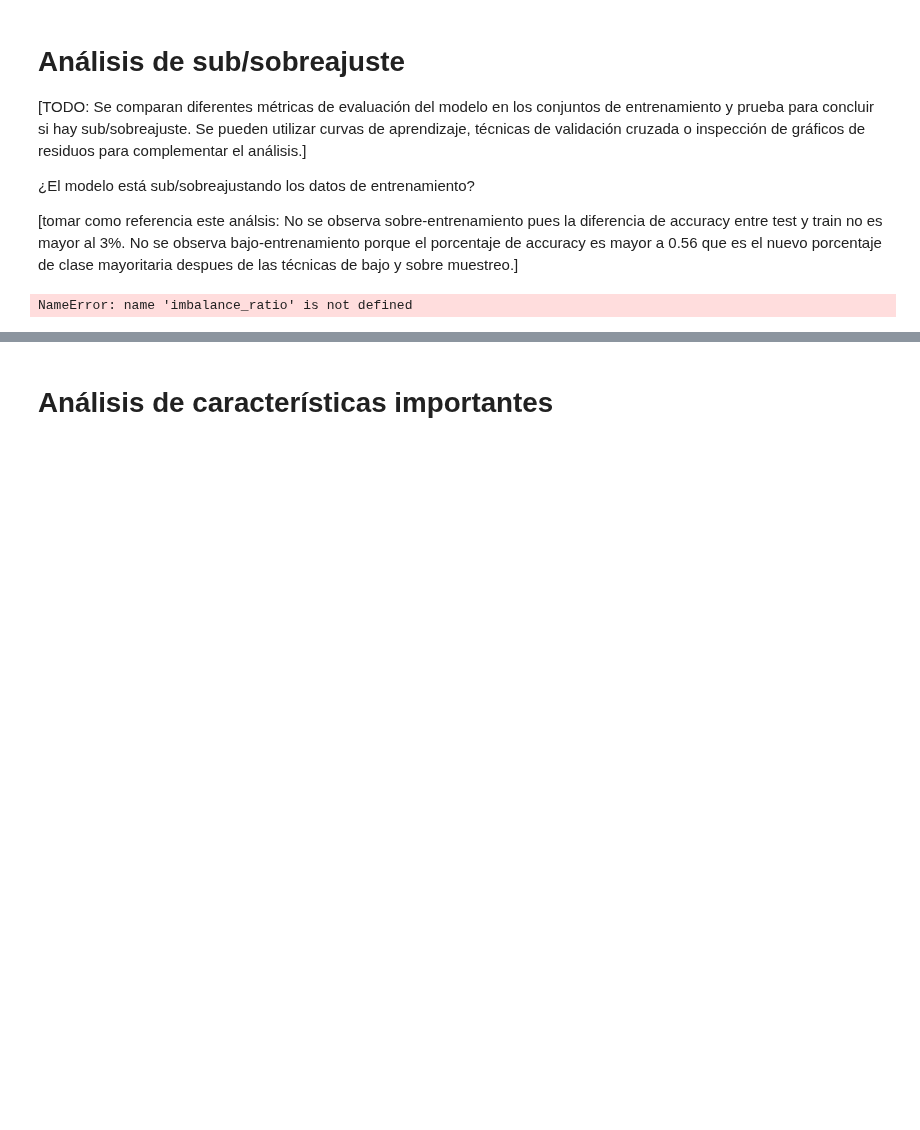
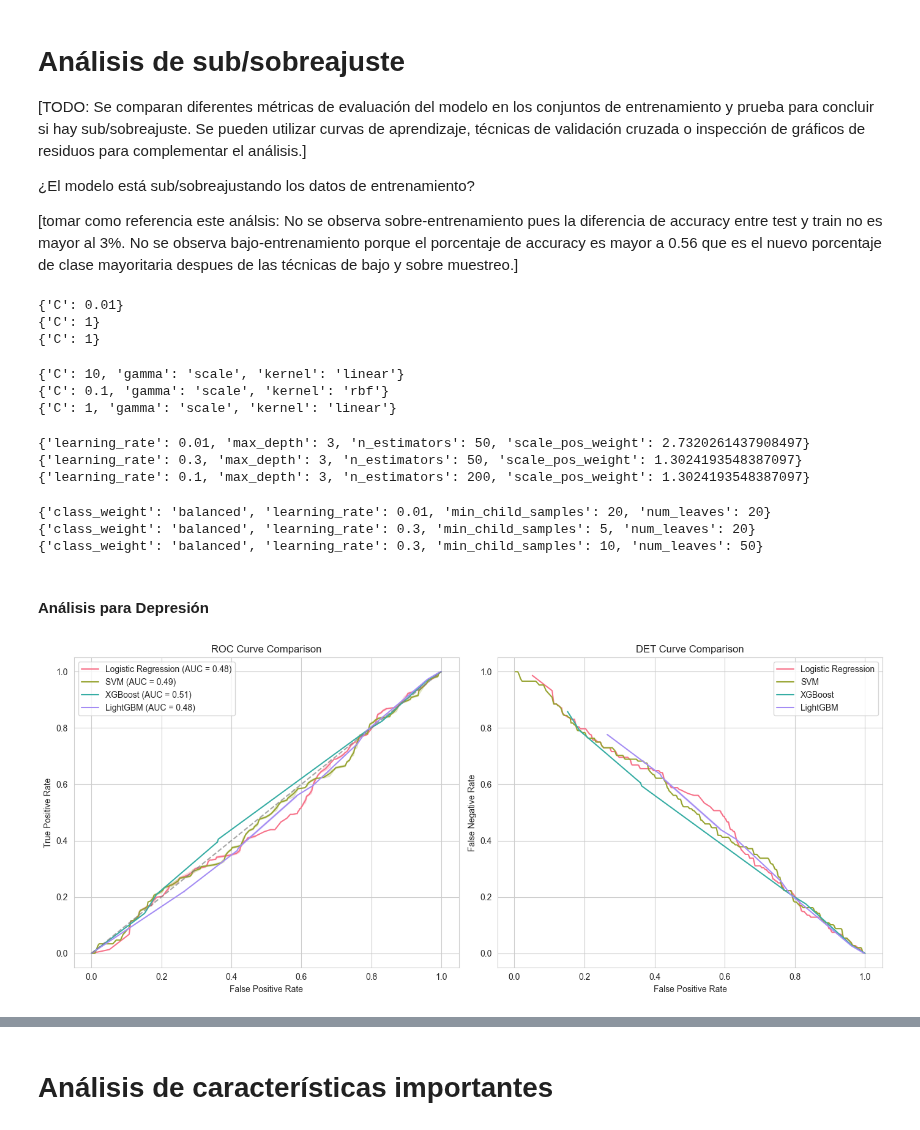
Before and after one commit to PosgradoMNA/Proyecto_Integrador_Equipo_11, a Jupyter notebook: notebooks/BaselineModel.ipynb, the cells around one changed output, grey strips where cells are left out. Drawn from its saved outputs; the diff is of its cells as text; code cells hidden in the pictures; blank space fills up the shorter version.

```diff
--- a/notebooks/BaselineModel.ipynb
+++ b/notebooks/BaselineModel.ipynb
@@ -332,17 +341,9 @@ best_svm_model = grid_search.best_estimator_
 y_pred_svm = best_svm_model.predict(all_features_val)
 y_prob_svm = best_svm_model.predict_proba(all_features_val)[:, 1]  # Probabilities for ROC/PR
 
-# Classification report
-print("SVM Depression Classification Report:")
-print(classification_report(y_val['depression'], y_pred_svm))
-
-# ROC-AUC
-roc_auc = roc_auc_score(y_val['depression'], y_prob_svm)
-print("SVM Depression ROC AUC:", roc_auc)
-
-precision, recall, _ = precision_recall_curve(y_val['depression'], y_prob_svm)
-pr_auc = auc(recall, precision)
-print("SVM Depression Precision-Recall AUC:", pr_auc)
+print_classification_report(y_val['depression'], y_pred_svm, y_prob_svm)
+svm_depression_best_hyperparameters = grid_search.best_params_
+print("Best hyperparameters:", svm_depression_best_hyperparameters)
 # %% [output]
 Fitting 3 folds for each of 12 candidates, totalling 36 fits
 SVM Depression Classification Report:
@@ -536,9 +531,8 @@ best_xgb = grid_search.best_estimator_
 y_pred_xgb_tuned = best_xgb.predict(all_features_val)
 y_prob_xgb_tuned = best_xgb.predict_proba(all_features_val)[:, 1]
 
-print("Tuned XGBoost Depression Classification Report:")
-print(classification_report(y_val['depression'], y_pred_xgb_tuned))
-print("Tuned XGBoost Depression ROC AUC:", roc_auc_score(y_val['depression'], y_prob_xgb_tuned))
-print("Best Hyperparameters:", grid_search.best_params_)
+print_classification_report(y_val['depression'], y_pred_xgb_tuned, y_prob_xgb_tuned, label="XGBoost Depression")
+xgboost_depression_best_hyperparameters = grid_search.best_params_
+print("Best Hyperparameters:", xgboost_depression_best_hyperparameters)
 # %% [output]
 Fitting 3 folds for each of 27 candidates, totalling 81 fits
@@ -678,9 +673,8 @@ best_lgbm = grid_search.best_estimator_
 y_pred_lgbm_tuned = best_lgbm.predict(all_features_val)
 y_prob_lgbm_tuned = best_lgbm.predict_proba(all_features_val)[:, 1]
 
-print("Tuned LightGBM Depression Classification Report:")
-print(classification_report(y_val['depression'], y_pred_lgbm_tuned))
-print("Tuned LightGBM Depression ROC AUC:", roc_auc_score(y_val['depression'], y_prob_lgbm_tuned))
-print("Best Hyperparameters:", grid_search.best_params_)
+print_classification_report(y_val['depression'], y_pred_xgb_tuned, y_prob_xgb_tuned, label="XGBoost Depression")
+lightGBM_depression_best_hyperparameters = grid_search.best_params_
+print("Best Hyperparameters:", lightGBM_depression_best_hyperparameters)
 # %% [output]
 Fitting 3 folds for each of 27 candidates, totalling 81 fits
@@ -776,45 +771,78 @@ Best Hyperparameters: {'class_weight': 'balanced', 'learning_rate': 0.3, 'min_ch
 ¿El modelo está sub/sobreajustando los datos de entrenamiento?
 
 [tomar como referencia este análsis: No se observa sobre-entrenamiento pues la diferencia de accuracy entre test y train no es mayor al 3%. No se observa bajo-entrenamiento porque el porcentaje de accuracy es mayor a 0.56 que es el nuevo porcentaje de clase mayoritaria despues de las técnicas de bajo y sobre muestreo.]
+# %%
+print()
+print(logistic_regression_anxiety_best_hyperparameters)
+print(logistic_regression_stress_best_hyperparameters)
+# %% [output]
+{'C': 0.01}
+{'C': 1}
+{'C': 1}
+# %%
+print(svm_depression_best_hyperparameters)
+print(svm_anxiety_best_hyperparameters)
+print(svm_stress_best_hyperparameters)
+# %% [output]
+{'C': 10, 'gamma': 'scale', 'kernel': 'linear'}
+{'C': 0.1, 'gamma': 'scale', 'kernel': 'rbf'}
+{'C': 1, 'gamma': 'scale', 'kernel': 'linear'}
+# %%
+print(xgboost_depression_best_hyperparameters)
+print(xgboost_anxiety_best_hyperparameters)
+print(xgboost_stress_best_hyperparameters)
+# %% [output]
+{'learning_rate': 0.01, 'max_depth': 3, 'n_estimators': 50, 'scale_pos_weight': 2.7320261437908497}
+{'learning_rate': 0.3, 'max_depth': 3, 'n_estimators': 50, 'scale_pos_weight': 1.3024193548387097}
+{'learning_rate': 0.1, 'max_depth': 3, 'n_estimators': 200, 'scale_pos_weight': 1.3024193548387097}
+# %%
+print(lightGBM_depression_best_hyperparameters)
+print(lightGBM_anxiety_best_hyperparameters)
+print(lightGBM_stress_best_hyperparameters)
+# %% [output]
+{'class_weight': 'balanced', 'learning_rate': 0.01, 'min_child_samples': 20, 'num_leaves': 20}
+{'class_weight': 'balanced', 'learning_rate': 0.3, 'min_child_samples': 5, 'num_leaves': 20}
+{'class_weight': 'balanced', 'learning_rate': 0.3, 'min_child_samples': 10, 'num_leaves': 50}
+# %% [markdown]
+#### Análisis para Depresión
 # %%
 models = {
-    "Logistic Regression": LogisticRegression(class_weight='balanced', random_state=42),
-    "SVM": SVC(kernel='rbf', probability=True, class_weight='balanced', random_state=42),
-    "XGBoost": XGBClassifier(scale_pos_weight=imbalance_ratio, random_state=42),
-    "LightGBM": LGBMClassifier(class_weight='balanced', random_state=42)
+    "Logistic Regression": LogisticRegression(**logistic_regression_depression_best_hyperparameters, class_weight='balanced', random_state=42),
+    "SVM": SVC(**svm_depression_best_hyperparameters, probability=True, class_weight='balanced', random_state=42),
+    "XGBoost": XGBClassifier(**xgboost_depression_best_hyperparameters, random_state=42),
+    "LightGBM": LGBMClassifier(**lightGBM_depression_best_hyperparameters, random_state=42)
 }
 
 plt.figure(figsize=(14, 6))
 palette = sns.color_palette("husl", len(models))
-
 
 for i, (name, model) in enumerate(models.items()):
     model.fit(all_features_train, y_train['depression'])
     y_prob = model.predict_proba(all_features_val)[:, 1]
     fpr, tpr, _ = roc_curve(y_val['depression'], y_prob)
     fpr_det, fnr_det, _ = det_curve(y_val['depression'], y_prob)
+
     plt.subplot(1, 2, 1)
     sns.lineplot(x=fpr, y=tpr, label=f"{name} (AUC = {roc_auc_score(y_val['depression'], y_prob):.2f})",
                  color=palette[i])
+
     plt.subplot(1, 2, 2)
     sns.lineplot(x=fpr_det, y=fnr_det, label=name, color=palette[i])
-
 
 plt.subplot(1, 2, 1)
 plt.plot([0, 1], [0, 1], linestyle="--", color="gray", alpha=0.7)
 plt.xlabel("False Positive Rate")
 plt.ylabel("True Positive Rate")
 plt.title("ROC Curve Comparison")
 plt.legend()
-
 
 plt.subplot(1, 2, 2)
 plt.xlabel("False Positive Rate")
 plt.ylabel("False Negative Rate")
 plt.title("DET Curve Comparison")
 plt.legend()
 
 plt.tight_layout()
 plt.show()
 # %% [output]
-NameError: name 'imbalance_ratio' is not defined
+[figure, added]
```
Also changed, not shown: parts of 22 cells of this notebook.
